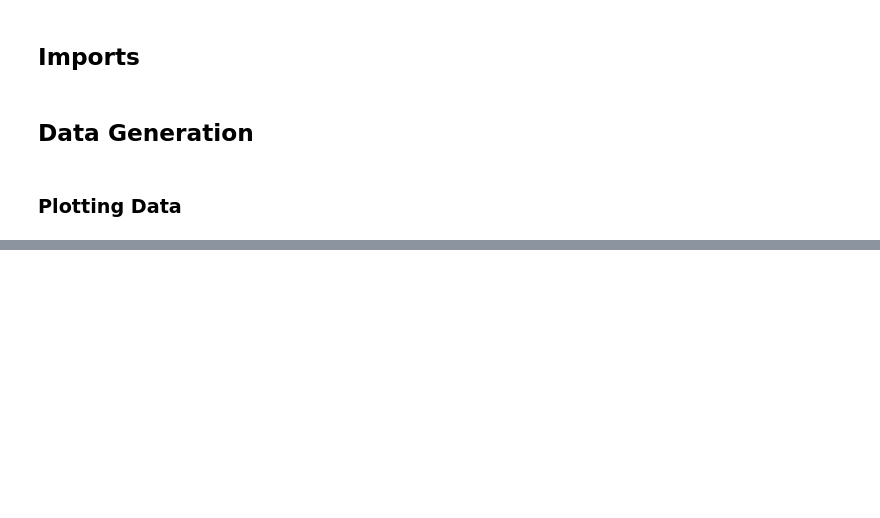
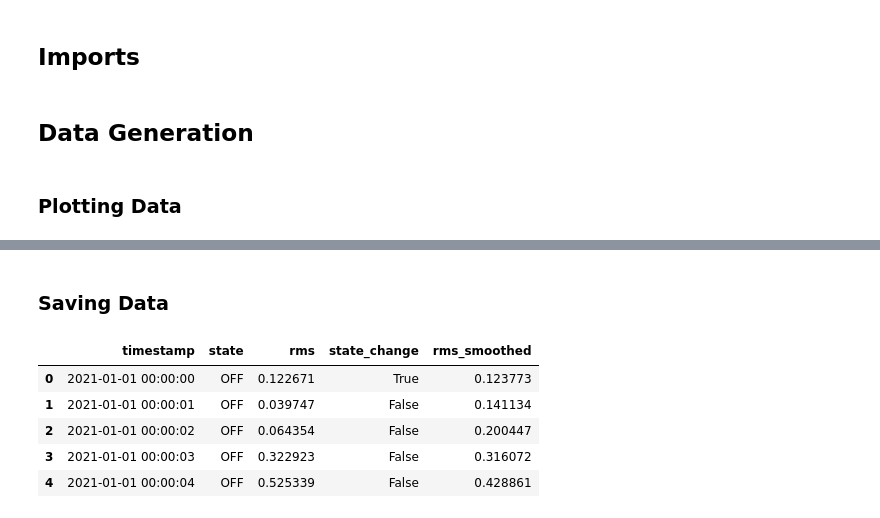
Before and after one commit to Danielwoodh/Time-Series-Data-Generation, a Jupyter notebook: EDA - 0.0.ipynb, the cells around one changed output, grey strips where cells are left out. Drawn from its saved outputs; the diff is of its cells as text; code cells hidden in the pictures; blank space fills up the shorter version.

```diff
--- a/EDA - 0.0.ipynb
+++ b/EDA - 0.0.ipynb
@@ -31,0 +39,2 @@ df = generator.generate_time_series_data(start_date, end_date, freq, max_duratio
+# %% [markdown]
+### Saving Data
@@ -32,2 +46,12 @@ df = generator.generate_time_series_data(start_date, end_date, freq, max_duratio
+# %%
+df_test = pd.read_csv('./Generated Data/dataset_2.csv')
+df_test.head()
+# %% [output]
+|  | timestamp | state | rms | state_change | rms_smoothed |
+| 0 | 2021-01-01 00:00:00 | OFF | 0.122671 | True | 0.123773 |
+| 1 | 2021-01-01 00:00:01 | OFF | 0.039747 | False | 0.141134 |
+| 2 | 2021-01-01 00:00:02 | OFF | 0.064354 | False | 0.200447 |
+| 3 | 2021-01-01 00:00:03 | OFF | 0.322923 | False | 0.316072 |
+| 4 | 2021-01-01 00:00:04 | OFF | 0.525339 | False | 0.428861 |
 # %%
 ax, fig = plt.subplots(figsize=(20, 5))
```
Also changed, not shown: parts of 12 cells of this notebook, 22 other files.
